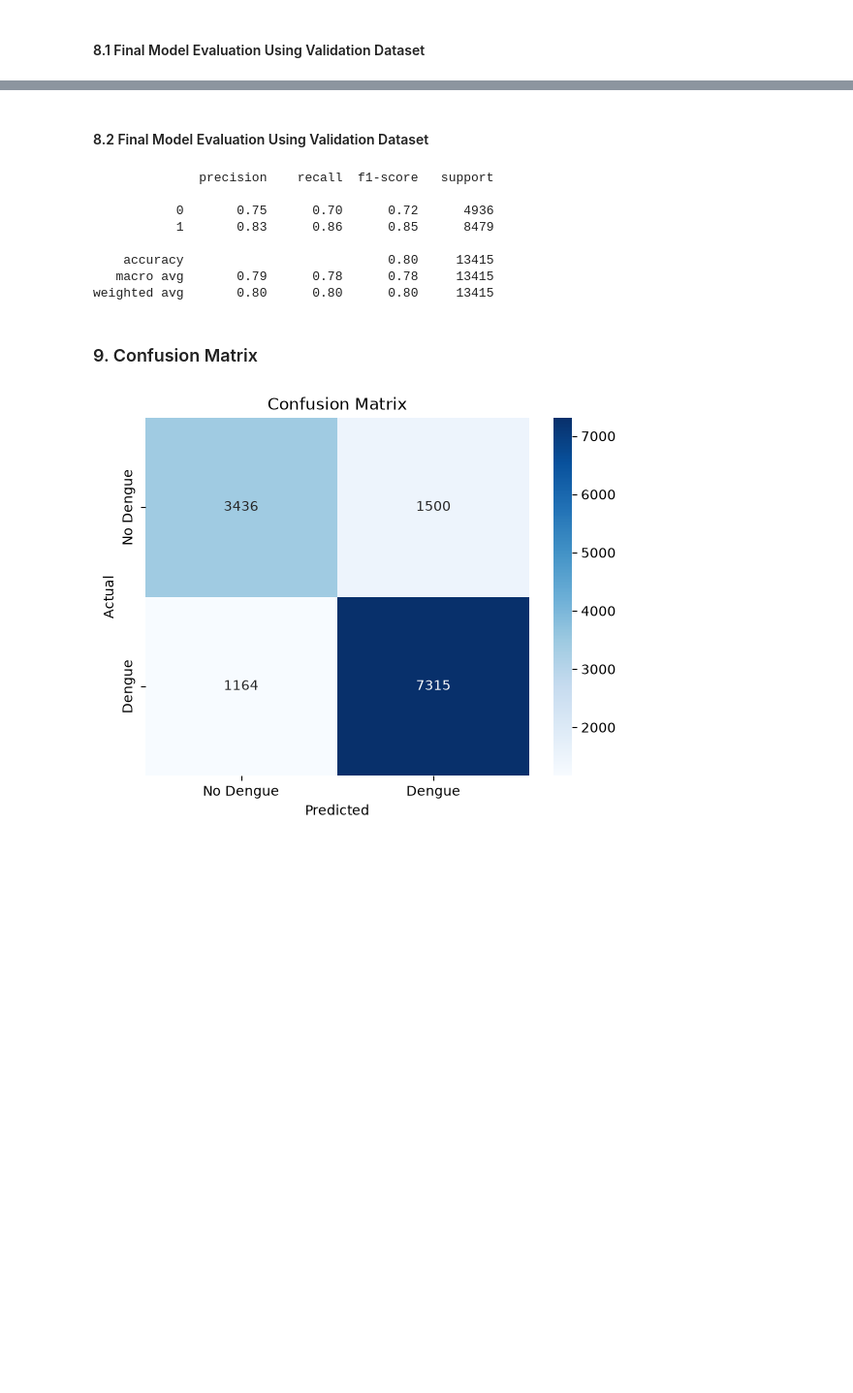
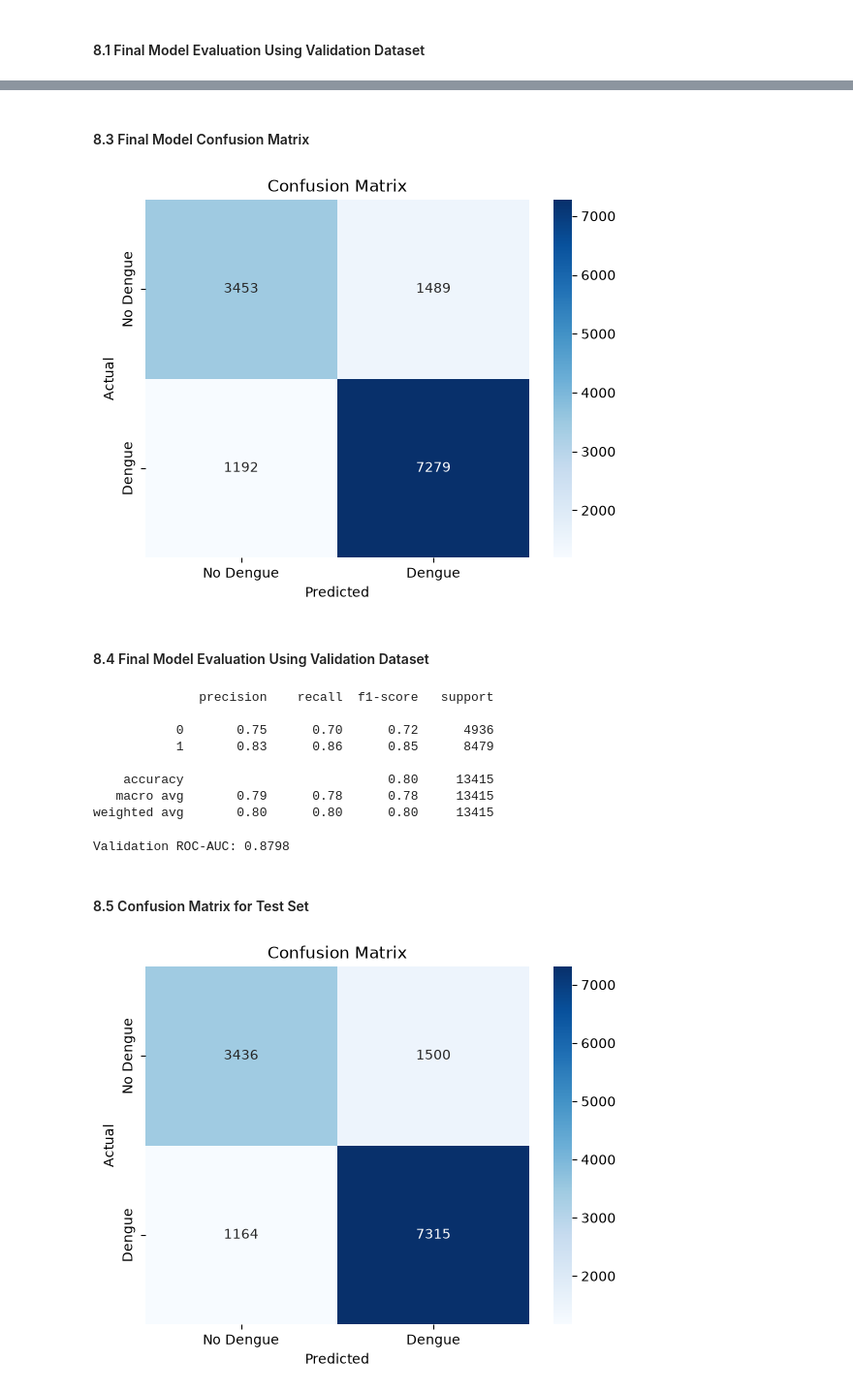
Before and after one commit to tikadatta2005/ML_GROUP_ASSIGNMENT, a Jupyter notebook: logisticModel.ipynb, the cells around one changed output, grey strips where cells are left out. Shown at 97% size. Saved outputs shown, nothing was run; the diff lists cells and outputs as text; code cells hidden in the pictures; blank space fills up the shorter version.

```diff
--- a/logisticModel.ipynb
+++ b/logisticModel.ipynb
@@ -683,5 +711,26 @@ weighted avg       0.80      0.80      0.80     13413
+# %% [markdown]
+#### 8.3 Final Model Confusion Matrix
+# %%
+cm_tuned = confusion_matrix(Y_val, Y_val_pred_tuned)
+
+sns.heatmap(
+    cm_tuned,
+    annot=True,
+    fmt='d',
+    cmap='Blues',
+    xticklabels=['No Dengue', 'Dengue'],
+    yticklabels=['No Dengue', 'Dengue']
+)
+
+plt.xlabel("Predicted")
+plt.ylabel("Actual")
+plt.title("Confusion Matrix")
+
+plt.show()
+# %% [output]
+[figure, added]
 # %% [markdown]
-#### 8.2 Final Model Evaluation Using Validation Dataset
+#### 8.4 Final Model Evaluation Using Validation Dataset
 # %%
 # making prediction using the test data
 y_test_pred = best_model.predict(X_test_final)
@@ -697,8 +748,14 @@ print(classification_report(Y_test, y_test_pred));
     accuracy                           0.80     13415
    macro avg       0.79      0.78      0.78     13415
 weighted avg       0.80      0.80      0.80     13415
+# %%
+auc_tuned = roc_auc_score(Y_test, y_test_pred)
+
+print(f"Validation ROC-AUC: {auc:.4f}")
+# %% [output]
+Validation ROC-AUC: 0.8798
 # %% [markdown]
-### 9. Confusion Matrix
+#### 8.5 Confusion Matrix for Test Set
 # %%
 cm_test = confusion_matrix(Y_test, y_test_pred)
 
```
Also changed, not shown: parts of 9 cells of this notebook.
